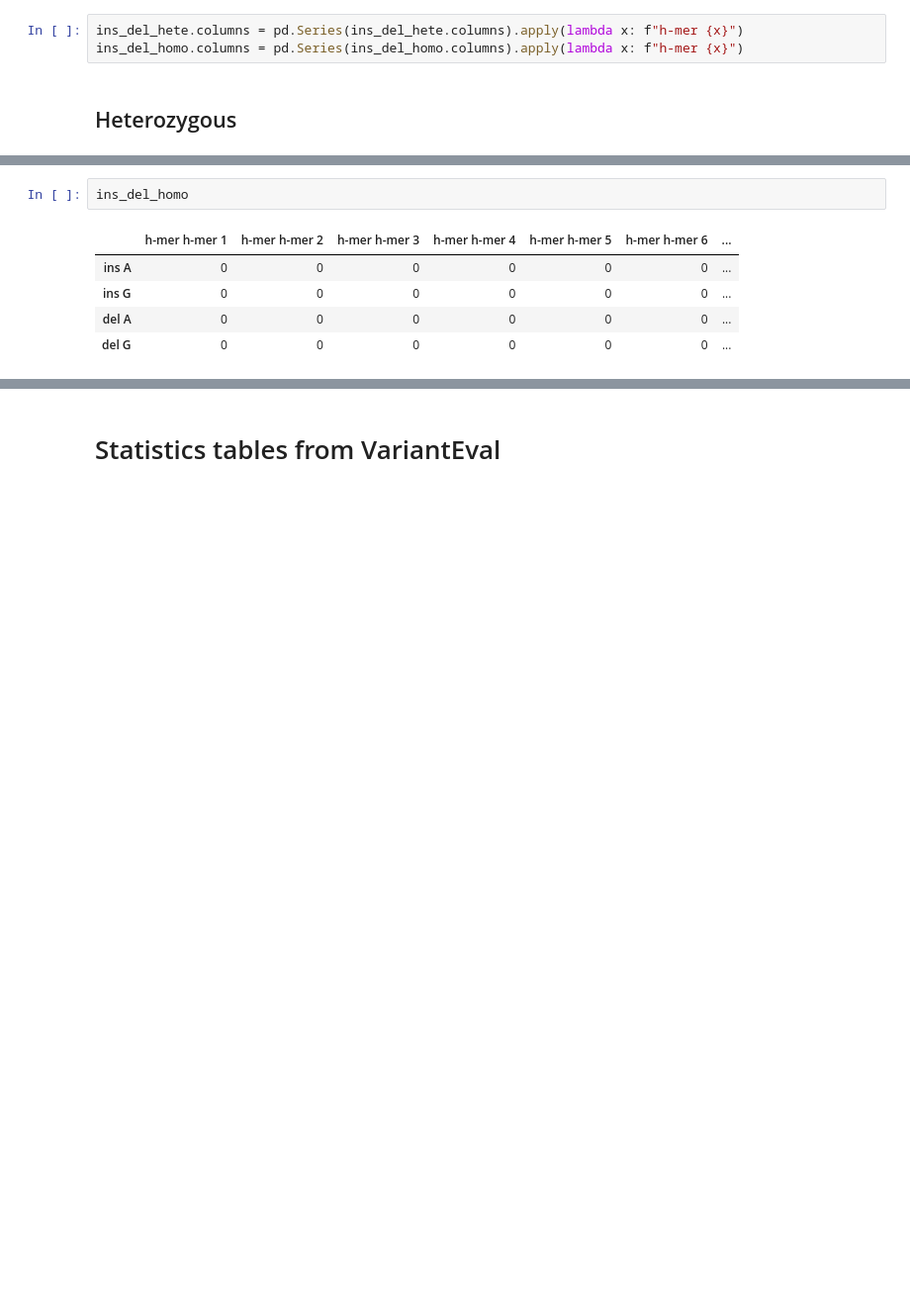
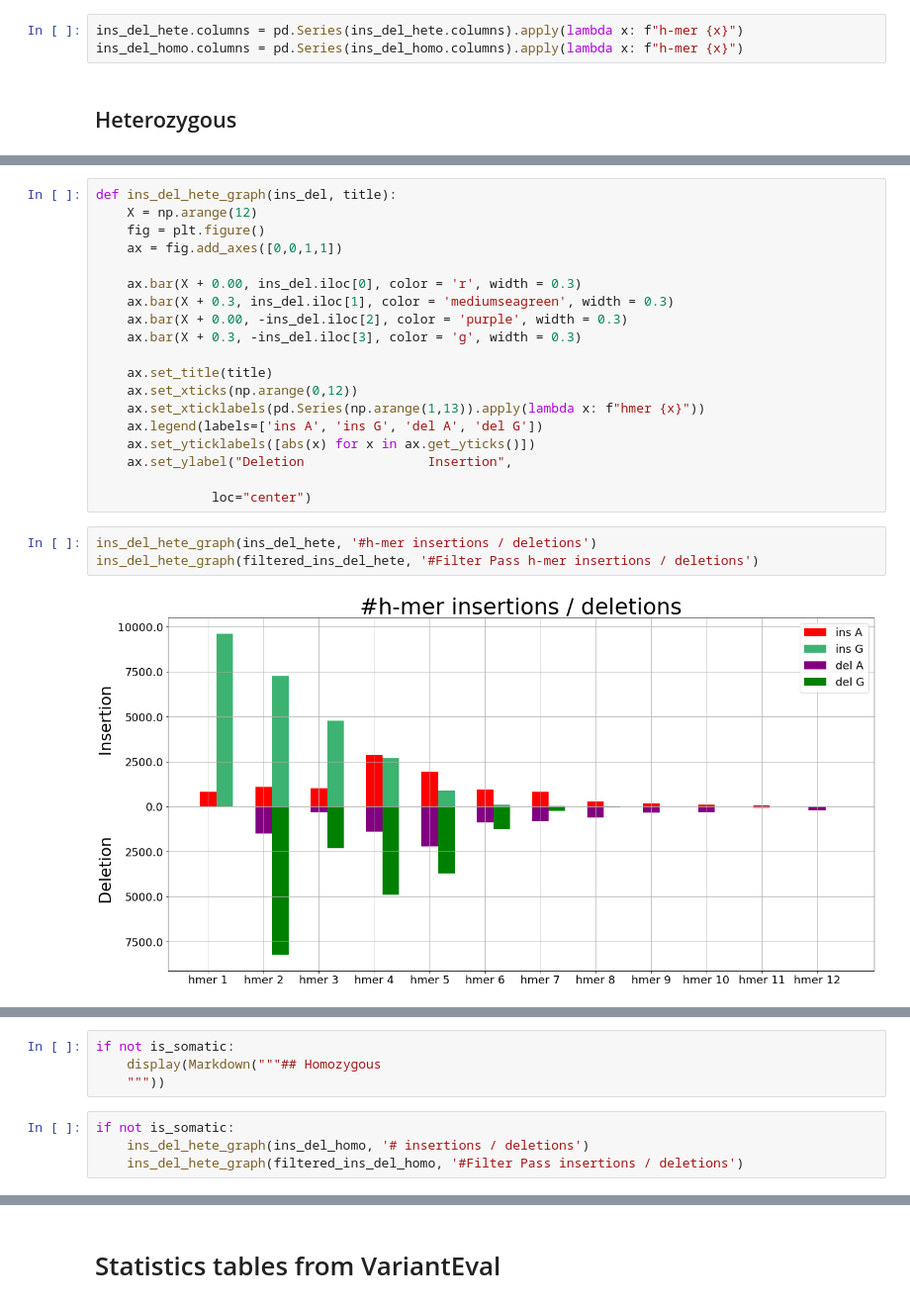
Before and after one commit to Ultimagen/VariantCalling, a Jupyter notebook: src/python/reports/report_wo_gt.ipynb, the cells around one changed output, grey strips where cells are left out. Shown at 99% size. Saved outputs shown, nothing was run; the diff lists cells and outputs as text; blank space fills up the shorter version.

```diff
--- a/src/python/reports/report_wo_gt.ipynb
+++ b/src/python/reports/report_wo_gt.ipynb
@@ -167,8 +168,24 @@ ins_del_hete
-# %%
-ins_del_homo
-# %% [output]
-|  | h-mer h-mer 1 | h-mer h-mer 2 | h-mer h-mer 3 | h-mer h-mer 4 | h-mer h-mer 5 | h-mer h-mer 6 | ... |
-| ins A | 0 | 0 | 0 | 0 | 0 | 0 | ... |
-| ins G | 0 | 0 | 0 | 0 | 0 | 0 | ... |
-| del A | 0 | 0 | 0 | 0 | 0 | 0 | ... |
-| del G | 0 | 0 | 0 | 0 | 0 | 0 | ... |
+# %%
+def ins_del_hete_graph(ins_del, title):
+    X = np.arange(12)
+    fig = plt.figure()
+    ax = fig.add_axes([0,0,1,1])
+
+    ax.bar(X + 0.00, ins_del.iloc[0], color = 'r', width = 0.3)
+    ax.bar(X + 0.3, ins_del.iloc[1], color = 'mediumseagreen', width = 0.3)
+    ax.bar(X + 0.00, -ins_del.iloc[2], color = 'purple', width = 0.3)
+    ax.bar(X + 0.3, -ins_del.iloc[3], color = 'g', width = 0.3)
+
+    ax.set_title(title)
+    ax.set_xticks(np.arange(0,12))
+    ax.set_xticklabels(pd.Series(np.arange(1,13)).apply(lambda x: f"hmer {x}"))
+    ax.legend(labels=['ins A', 'ins G', 'del A', 'del G'])
+    ax.set_yticklabels([abs(x) for x in ax.get_yticks()])
+    ax.set_ylabel("Deletion                Insertion",
+
+               loc="center")
+# %%
+ins_del_hete_graph(ins_del_hete, '#h-mer insertions / deletions')
+ins_del_hete_graph(filtered_ins_del_hete, '#Filter Pass h-mer insertions / deletions')
+# %% [output]
+[figure, added]
@@ -175,2 +193,10 @@ ins_del_homo
+# %%
+if not is_somatic:
+    display(Markdown("""## Homozygous
+    """))
+# %%
+if not is_somatic:
+    ins_del_hete_graph(ins_del_homo, '# insertions / deletions')
+    ins_del_hete_graph(filtered_ins_del_homo, '#Filter Pass insertions / deletions')
 # %% [markdown]
 ## Snp statistics
```
Also changed, not shown: parts of 65 cells of this notebook, 3 other files.
